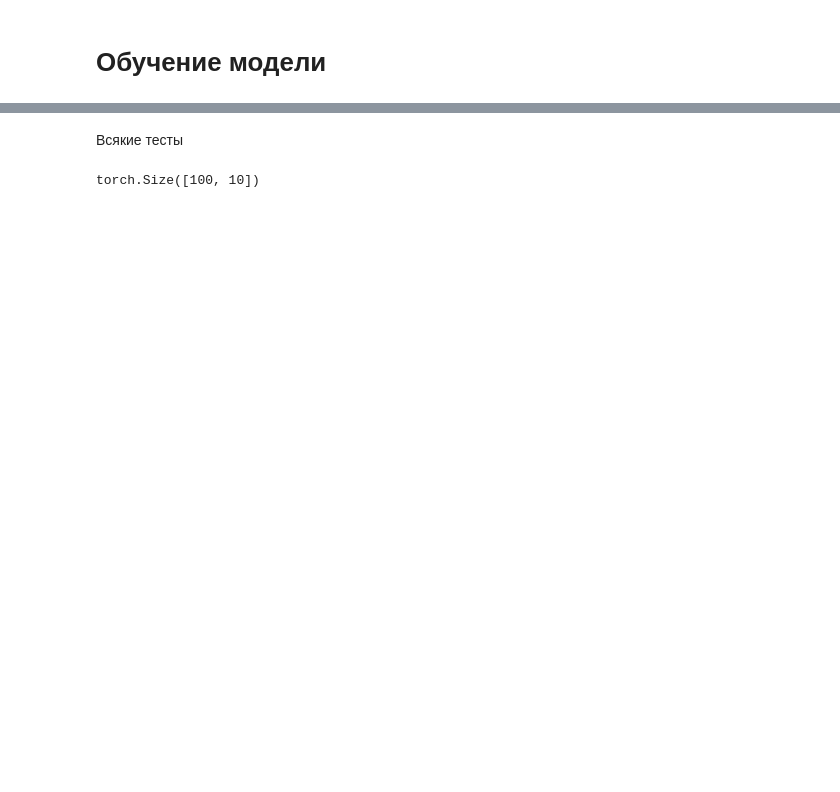
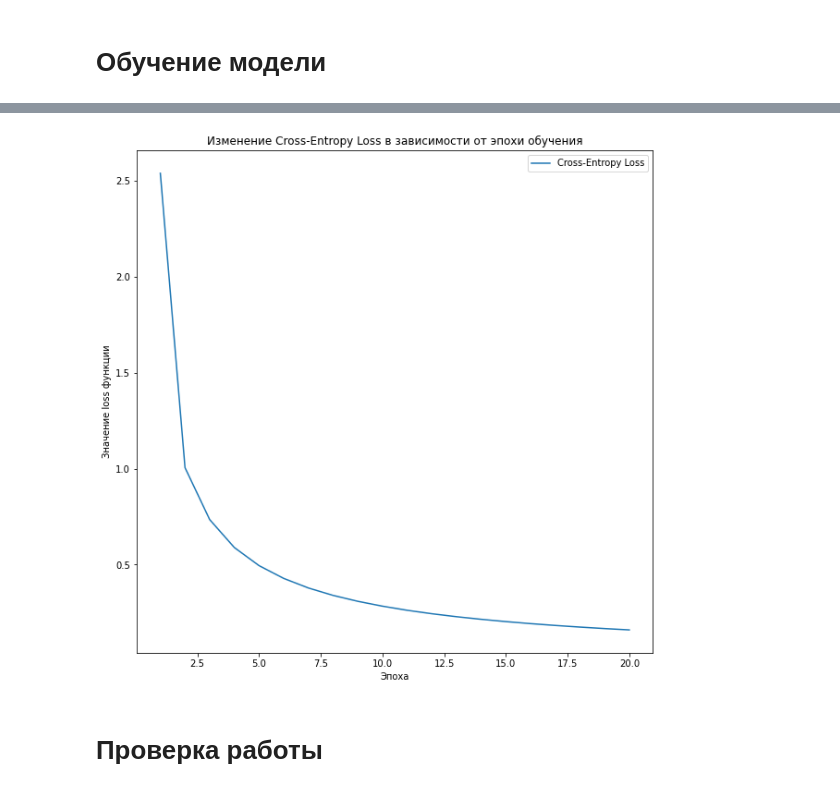
Before and after one commit to DenisKabanov/instruments_of_intellectual_data_analysis, a Jupyter notebook: lab2/task2.ipynb, the cells around one changed output, grey strips where cells are left out. Drawn from its saved outputs; the diff is of its cells as text; code cells hidden in the pictures; blank space fills up the shorter version.

```diff
--- a/lab2/task2.ipynb
+++ b/lab2/task2.ipynb
@@ -36,7 +32,7 @@ data_train = torchvision.datasets.MNIST(root="./data", # путь, откуда
 
 # загрузчик данных для обучения
 train_loader = torch.utils.data.DataLoader(dataset=data_train, # указание датасета для DataLoader
-                                           batch_size=10, # размер батчка (число сэмплов, что будет возвращать DataLoader за раз) (градиент усредняется по батчу, ускоряется обработка датасета, но слегка замедляется обработка сэмпла)
+                                           batch_size=20, # размер батчка (число сэмплов, что будет возвращать DataLoader за раз) (градиент усредняется по батчу, ускоряется обработка датасета, но слегка замедляется обработка сэмпла)
                                            num_workers=5, # число используемых ядер процессора для ускорения обработки данных
                                            pin_memory=True # нужно ли заранее аллоцировать память под объект на GPU (лучше так, чем возвращать CUDA tensors при multi-process loading)
                                           )
@@ -482,8 +593,9 @@ def train(model, train_loader, loss_func, num_classes): # функция обу
 # %%
 num_classes = 10 # число классов (различных цифр)
+epochs = 20 # число эпох обучения
 model = CustomNetwork(in_features=np.prod(data_train[0][0].shape), out_features=num_classes) # np.prod(data_train[0][0].shape) - произведение всех размерностей входных данных
 loss_func = CrossEntropyLoss()
-train(model=model, train_loader=train_loader, loss_func=loss_func, num_classes=num_classes)
+losses = train(model=model, epochs=epochs, train_loader=train_loader, loss_func=loss_func, num_classes=num_classes)
 # loss - кросс-энтропия (перекрёстная энтропия)
 # CrossEntropyLoss на вход ожидает вероятность класса для всех k классов
 # то есть массив с вероятностями для каждой из четырёх категорий новостей
@@ -499,39 +623,12 @@ state_dict[]
-# %%
-criterion = CrossEntropyLoss() # определяем функцию потерь — бинарную кросс-энтропию (хорошо для задачи бинарной классификации, где таргет может принимать лишь два значения - 0 и 1)
-# При бинарной классификации каждая предсказанная вероятность сравнивается с фактическим значением класса (0 или 1),
-# и вычисляется оценка, которая штрафует вероятность на основе расстояния от ожидаемого значения.
-
-# BCELoss выше, чем MSEloss примерно раза в 4 (на выбранном датасете), поэтому значение в 0.4 для BCE — это хорошо
-model_log = CustomNetwork(X_train.shape[1], Y_train.shape[1]).to(torch.float64) # создаём объект модели
-
-optimizer_1 = optim.Adam(model_log.parameters(), lr=learning_rate) # определяем оптимайзер — Adam и передаём в него веса модели с lr
-
-for epoch in range(num_epochs): # проводим обучение и тестирование num_epochs раз
-    Y_pred = model_log(X_train) # делаем предсказание
-    loss = criterion(Y_pred, Y_train) # считаем ошибку по BCE loss
-
-    losses["LogisticRegression"]["train"].append(loss.data) # запоминаем значение BCEloss
-
-    optimizer_1.zero_grad() # обнуляем градиенты во всех обучаемых torch.Tensor (ставит w.grad = 0 в torch.Tensor с requires_grad=True) (вызывается перед loss.backward(), чтобы не аккумулировать градиенты за несколько итераций обучения)
-    loss.backward() # считаем dloss/dw для каждого веса модели w, у которого requires_grad=True (сохраняется в w.grad следующим образом w.grad += dloss/dw)
-    optimizer_1.step() # обновляет веса модели (тензоры, у которых стоит флаг requires_grad=True, используя значение из w.grad следующим образом w += -lr * w.grad)
-
-    with torch.no_grad(): # запускаем валидацию (каждую эпоху)
-        Y_pred = model_log(X_test) # вызываем forward с передачей X_test
-        losses["LogisticRegression"]["test"].append(criterion(Y_pred, Y_test).data) # запоминаем значение BCEloss
-plt.figure(figsize=(10,8)) # задание размера графика
-plt.plot(losses["LogisticRegression"]["train"], "b", label='train') # построение BCE loss на обучении
-plt.plot(losses["LogisticRegression"]["test"], "r", label='test') # построение BCE loss на тестировании
-
-plt.title('BCE Loss with LogisticRegression') # название графика
-plt.xlabel('epoch') # подпись по оси x
-plt.ylabel('loss') # подпись по оси y
-plt.legend() # вывод названий графиков
-plt.show() # вывод графика
-# %% [markdown]
-Всякие тесты
-# %%
-linear = torch.nn.Linear(10,100,bias = True)
-linear.weight.shape
-# %% [output]
-torch.Size([100, 10])
+# %%
+plt.figure(figsize=(10,10)) # размер графика
+plt.title("Изменение Cross-Entropy Loss в зависимости от эпохи обучения") # название графика
+plt.plot(range(1, epochs+1), losses, label="Cross-Entropy Loss") # построение графика, где range(1, epochs+1) — рассматриваемые значения x, losses — отображаемые значения, label — названия графика
+plt.xlabel("Эпоха") # подпись по оси x
+plt.ylabel("Значение loss функции") # подпись по оси y
+plt.legend() # вывод названий графиков
+plt.show() # вывод графика
+# %% [output]
+[figure, added]
+# %% [markdown]
+# Проверка работы
```
Also changed, not shown: parts of 48 cells of this notebook, 2 other files.
